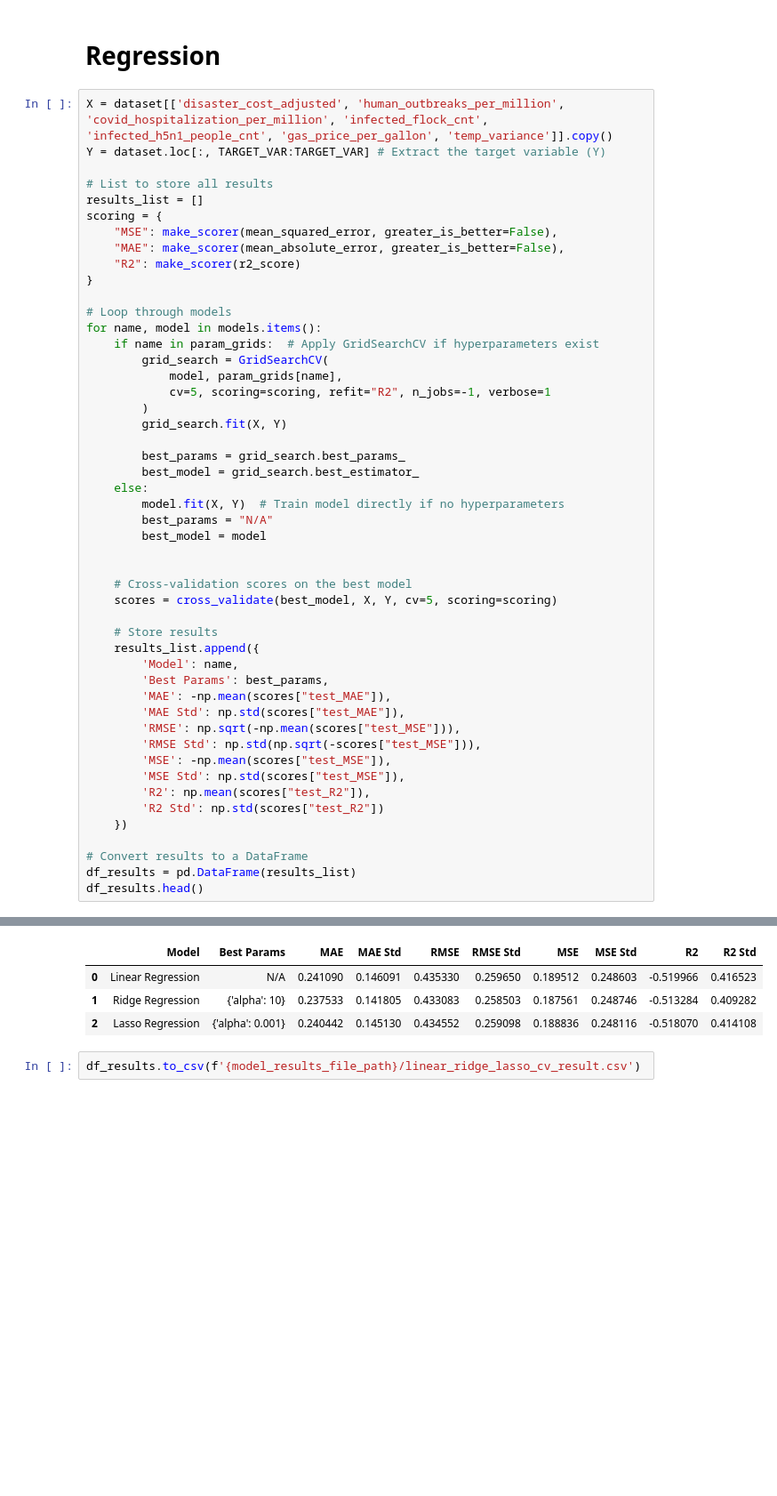
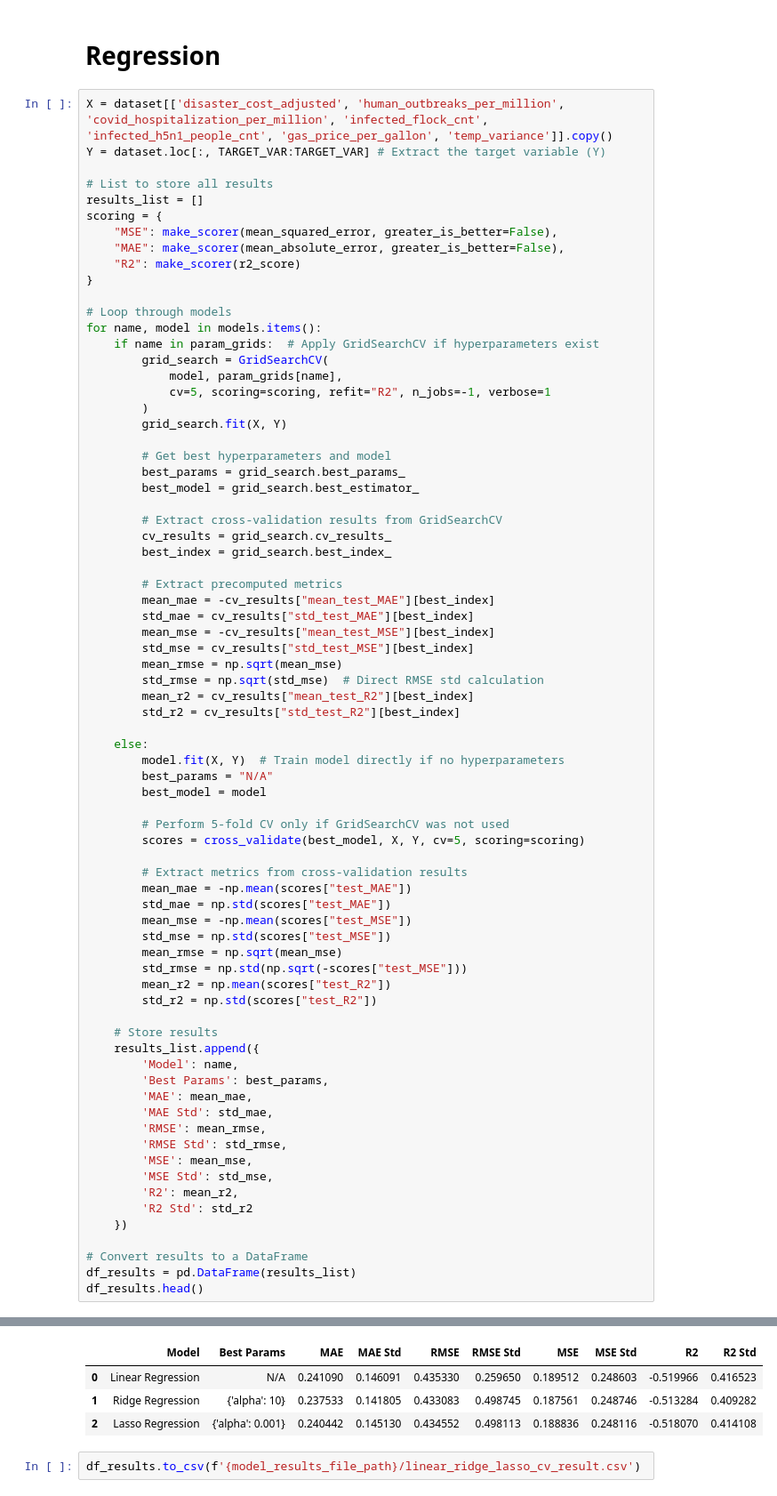
Before and after one commit to sahn1998/egg-price-prediction, a Jupyter notebook: model/linear_ridge_lasso_reg.ipynb, the cells around one changed output, grey strips where cells are left out. Shown at 89% size. Cells and saved outputs as stored; diff of their text form; blank space fills up the shorter version.

```diff
--- a/model/linear_ridge_lasso_reg.ipynb
+++ b/model/linear_ridge_lasso_reg.ipynb
@@ -66,45 +66,70 @@ for name, model in models.items():
     if name in param_grids:  # Apply GridSearchCV if hyperparameters exist
         grid_search = GridSearchCV(
             model, param_grids[name],
             cv=5, scoring=scoring, refit="R2", n_jobs=-1, verbose=1
         )
         grid_search.fit(X, Y)
 
+        # Get best hyperparameters and model
         best_params = grid_search.best_params_
         best_model = grid_search.best_estimator_
+
+        # Extract cross-validation results from GridSearchCV
+        cv_results = grid_search.cv_results_
+        best_index = grid_search.best_index_
+
+        # Extract precomputed metrics
+        mean_mae = -cv_results["mean_test_MAE"][best_index]
+        std_mae = cv_results["std_test_MAE"][best_index]
+        mean_mse = -cv_results["mean_test_MSE"][best_index]
+        std_mse = cv_results["std_test_MSE"][best_index]
+        mean_rmse = np.sqrt(mean_mse)
+        std_rmse = np.sqrt(std_mse)  # Direct RMSE std calculation
+        mean_r2 = cv_results["mean_test_R2"][best_index]
+        std_r2 = cv_results["std_test_R2"][best_index]
+
     else:
         model.fit(X, Y)  # Train model directly if no hyperparameters
         best_params = "N/A"
         best_model = model
 
+        # Perform 5-fold CV only if GridSearchCV was not used
+        scores = cross_validate(best_model, X, Y, cv=5, scoring=scoring)
 
-    # Cross-validation scores on the best model
-    scores = cross_validate(best_model, X, Y, cv=5, scoring=scoring)
+        # Extract metrics from cross-validation results
+        mean_mae = -np.mean(scores["test_MAE"])
+        std_mae = np.std(scores["test_MAE"])
+        mean_mse = -np.mean(scores["test_MSE"])
+        std_mse = np.std(scores["test_MSE"])
+        mean_rmse = np.sqrt(mean_mse)
+        std_rmse = np.std(np.sqrt(-scores["test_MSE"]))
+        mean_r2 = np.mean(scores["test_R2"])
+        std_r2 = np.std(scores["test_R2"])
 
     # Store results
     results_list.append({
         'Model': name,
         'Best Params': best_params,
-        'MAE': -np.mean(scores["test_MAE"]),
-        'MAE Std': np.std(scores["test_MAE"]),
-        'RMSE': np.sqrt(-np.mean(scores["test_MSE"])),
-        'RMSE Std': np.std(np.sqrt(-scores["test_MSE"])),
-        'MSE': -np.mean(scores["test_MSE"]),
-        'MSE Std': np.std(scores["test_MSE"]),
-        'R2': np.mean(scores["test_R2"]),
-        'R2 Std': np.std(scores["test_R2"])
+        'MAE': mean_mae,
+        'MAE Std': std_mae,
+        'RMSE': mean_rmse,
+        'RMSE Std': std_rmse,
+        'MSE': mean_mse,
+        'MSE Std': std_mse,
+        'R2': mean_r2,
+        'R2 Std': std_r2
     })
 
 # Convert results to a DataFrame
 df_results = pd.DataFrame(results_list)
 df_results.head()
 # %% [output]
 Fitting 5 folds for each of 5 candidates, totalling 25 fits
 Fitting 5 folds for each of 5 candidates, totalling 25 fits
 |  | Model | Best Params | MAE | MAE Std | RMSE | RMSE Std | MSE | MSE Std | R2 | R2 Std |
 | 0 | Linear Regression | N/A | 0.241090 | 0.146091 | 0.435330 | 0.259650 | 0.189512 | 0.248603 | -0.519966 | 0.416523 |
-| 1 | Ridge Regression | {'alpha': 10} | 0.237533 | 0.141805 | 0.433083 | 0.258503 | 0.187561 | 0.248746 | -0.513284 | 0.409282 |
-| 2 | Lasso Regression | {'alpha': 0.001} | 0.240442 | 0.145130 | 0.434552 | 0.259098 | 0.188836 | 0.248116 | -0.518070 | 0.414108 |
+| 1 | Ridge Regression | {'alpha': 10} | 0.237533 | 0.141805 | 0.433083 | 0.498745 | 0.187561 | 0.248746 | -0.513284 | 0.409282 |
+| 2 | Lasso Regression | {'alpha': 0.001} | 0.240442 | 0.145130 | 0.434552 | 0.498113 | 0.188836 | 0.248116 | -0.518070 | 0.414108 |
 # %%
 df_results.to_csv(f'{model_results_file_path}/linear_ridge_lasso_cv_result.csv')
 # %%
```
